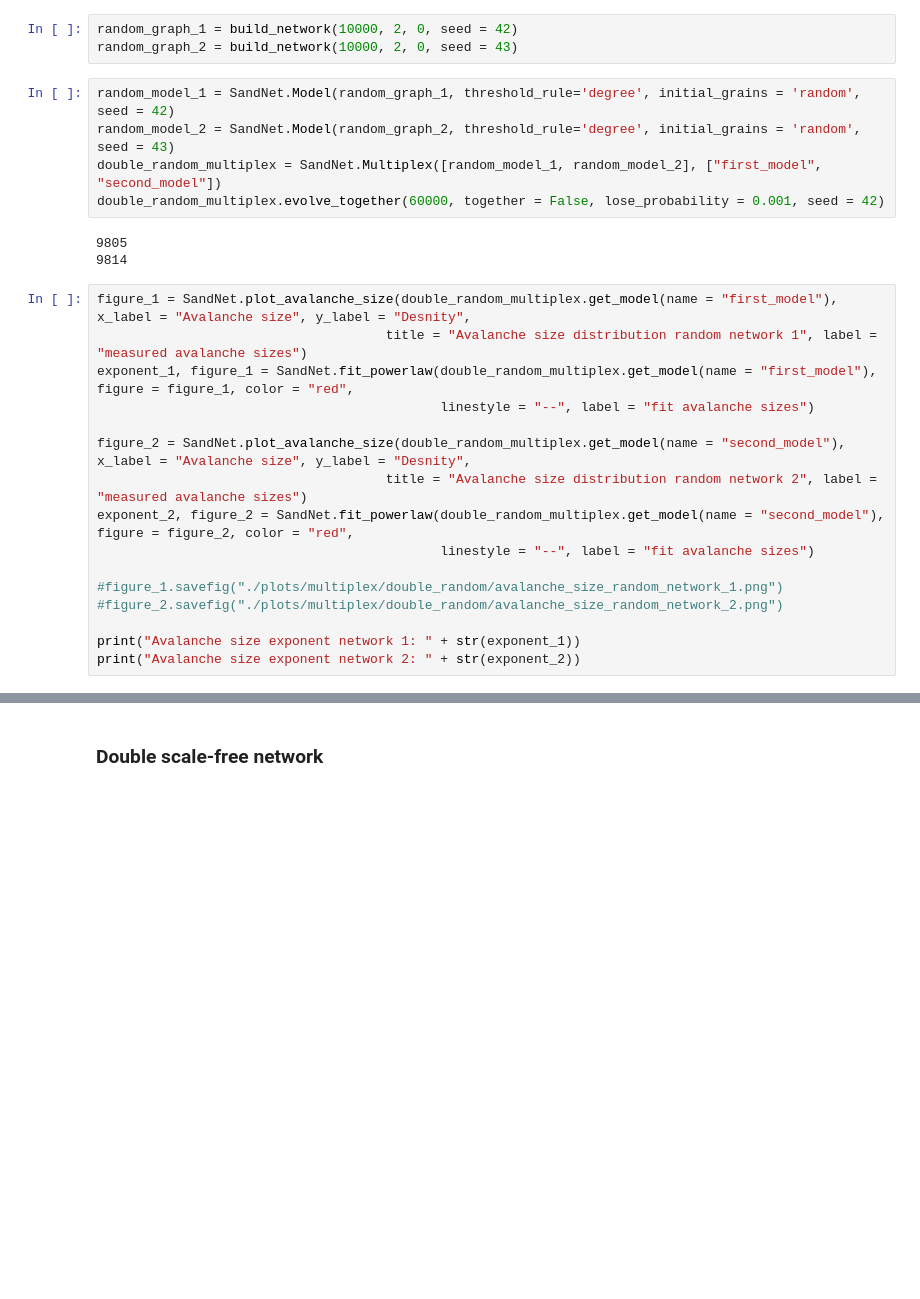
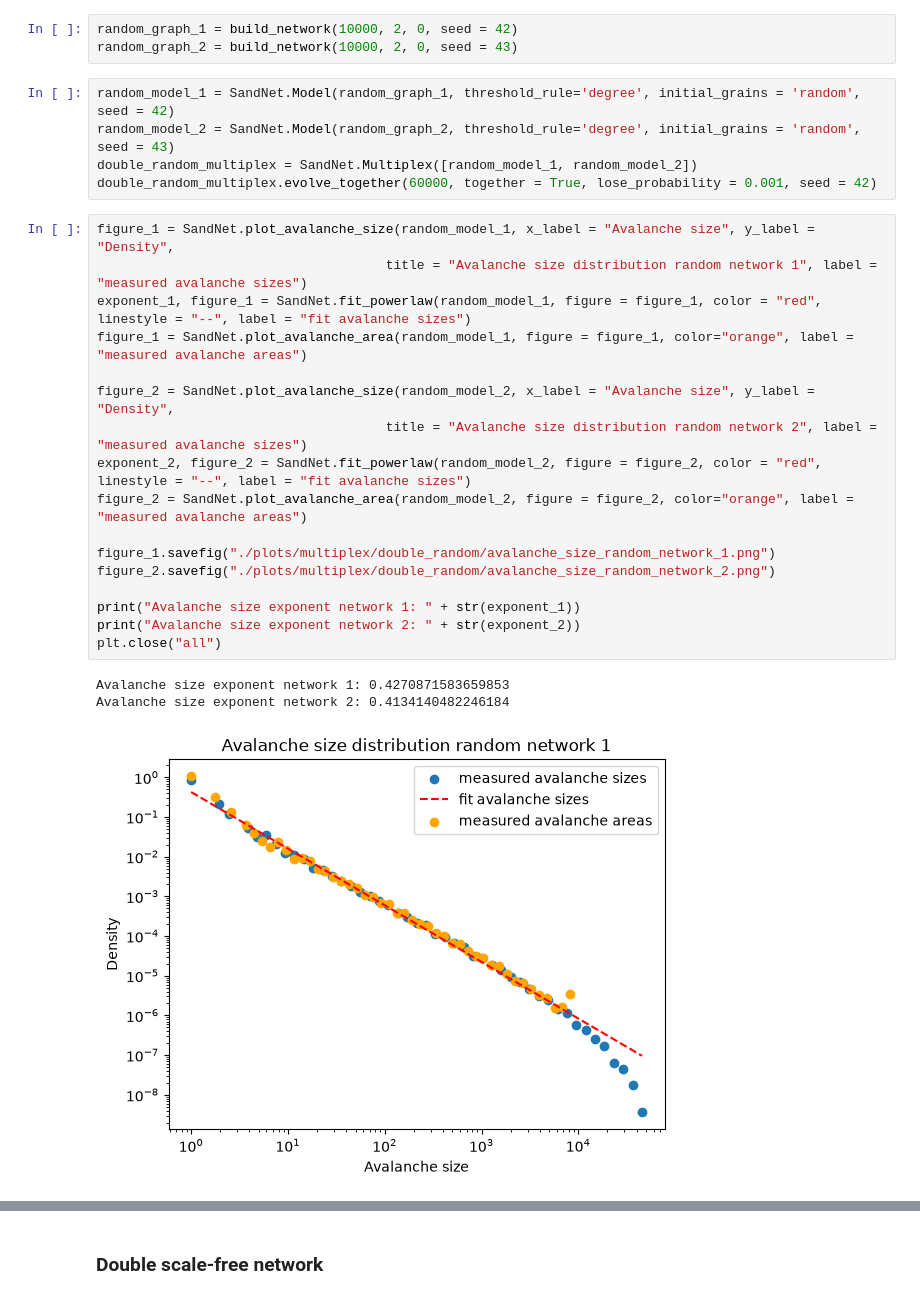
Before and after one commit to riccardo03-maker/SOC_on_networks, a Jupyter notebook: project_notebook.ipynb, the cells around one changed output, grey strips where cells are left out. Drawn from its saved outputs; the diff is of its cells as text; blank space fills up the shorter version.

```diff
--- a/project_notebook.ipynb
+++ b/project_notebook.ipynb
@@ -372,24 +356,26 @@ random_graph_2 = build_network(10000, 2, 0, seed = 43)
 # %%
 random_model_1 = SandNet.Model(random_graph_1, threshold_rule='degree', initial_grains = 'random', seed = 42)
 random_model_2 = SandNet.Model(random_graph_2, threshold_rule='degree', initial_grains = 'random', seed = 43)
-double_random_multiplex = SandNet.Multiplex([random_model_1, random_model_2], ["first_model", "second_model"])
-double_random_multiplex.evolve_together(60000, together = False, lose_probability = 0.001, seed = 42)
+double_random_multiplex = SandNet.Multiplex([random_model_1, random_model_2])
+double_random_multiplex.evolve_together(60000, together = True, lose_probability = 0.001, seed = 42)
-# %% [output]
-9805
-9814
 # %%
-figure_1 = SandNet.plot_avalanche_size(double_random_multiplex.get_model(name = "first_model"), x_label = "Avalanche size", y_label = "Desnity",
+figure_1 = SandNet.plot_avalanche_size(random_model_1, x_label = "Avalanche size", y_label = "Density",
                                      title = "Avalanche size distribution random network 1", label = "measured avalanche sizes")
-exponent_1, figure_1 = SandNet.fit_powerlaw(double_random_multiplex.get_model(name = "first_model"), figure = figure_1, color = "red",
-                                            linestyle = "--", label = "fit avalanche sizes")
+exponent_1, figure_1 = SandNet.fit_powerlaw(random_model_1, figure = figure_1, color = "red", linestyle = "--", label = "fit avalanche sizes")
+figure_1 = SandNet.plot_avalanche_area(random_model_1, figure = figure_1, color="orange", label = "measured avalanche areas")
 
-figure_2 = SandNet.plot_avalanche_size(double_random_multiplex.get_model(name = "second_model"), x_label = "Avalanche size", y_label = "Desnity",
+figure_2 = SandNet.plot_avalanche_size(random_model_2, x_label = "Avalanche size", y_label = "Density",
                                      title = "Avalanche size distribution random network 2", label = "measured avalanche sizes")
-exponent_2, figure_2 = SandNet.fit_powerlaw(double_random_multiplex.get_model(name = "second_model"), figure = figure_2, color = "red",
-                                            linestyle = "--", label = "fit avalanche sizes")
+exponent_2, figure_2 = SandNet.fit_powerlaw(random_model_2, figure = figure_2, color = "red", linestyle = "--", label = "fit avalanche sizes")
+figure_2 = SandNet.plot_avalanche_area(random_model_2, figure = figure_2, color="orange", label = "measured avalanche areas")
 
-#figure_1.savefig("./plots/multiplex/double_random/avalanche_size_random_network_1.png")
-#figure_2.savefig("./plots/multiplex/double_random/avalanche_size_random_network_2.png")
+figure_1.savefig("./plots/multiplex/double_random/avalanche_size_random_network_1.png")
+figure_2.savefig("./plots/multiplex/double_random/avalanche_size_random_network_2.png")
 
 print("Avalanche size exponent network 1: " + str(exponent_1))
 print("Avalanche size exponent network 2: " + str(exponent_2))
+plt.close("all")
+# %% [output]
+Avalanche size exponent network 1: 0.4270871583659853
+Avalanche size exponent network 2: 0.4134140482246184
+[figure, added]
```
Also changed, not shown: parts of 24 cells of this notebook, 14 other files.
